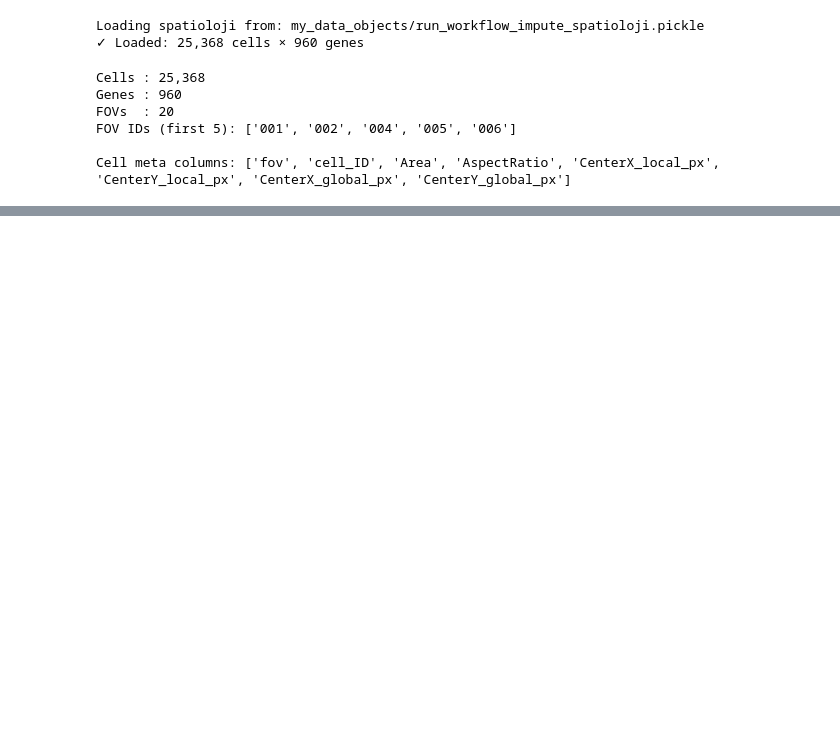
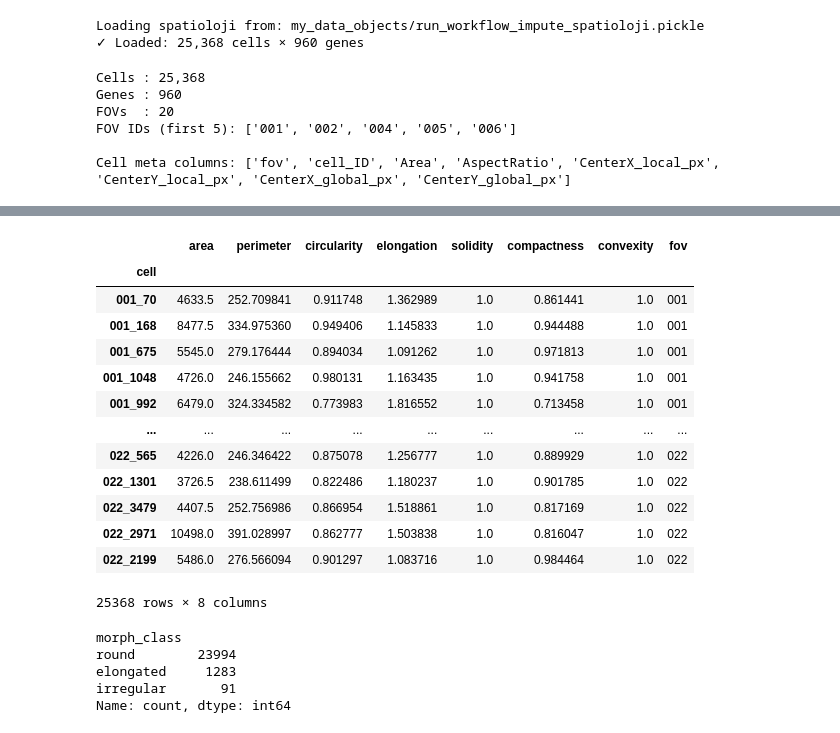
Before and after one commit to gynecoloji/spatioloji_s, a Jupyter notebook: example/spatial_analysis.ipynb, the cells around one changed output, grey strips where cells are left out. Drawn from its saved outputs; the diff is of its cells as text; code cells hidden in the pictures; blank space fills up the shorter version.

Commit message:
update tutorial ipynb and fix bugs in spatial module and subsetting-related functions in core.py in data module

```diff
--- a/example/spatial_analysis.ipynb
+++ b/example/spatial_analysis.ipynb
@@ -79,0 +50,12 @@ Initializing spatioloji
+# %%
+# ── Subset a single FOV ──────────────────────────────────────────────────────
+fov_id = sp.fov_index[0]               # pick first FOV as example
+sp_fov = sp.subset_by_fovs([fov_id])
+
+print(f"\nFOV {fov_id}: {sp_fov.n_cells} cells")
+
+# ── Helper: iterate all FOVs ─────────────────────────────────────────────────
+def iter_fovs(sp):
+    """Yield (fov_id, sp_fov) for each FOV."""
+    for fov_id in sp.fov_index:
+        yield fov_id, sp.subset_by_fovs([fov_id])
@@ -82,17 +81,0 @@ Initializing spatioloji
-# %%
-poly_graphs = {}
-
-for fov_id in sp.fov_index:
-    if sp.polygons is None:
-        print("No polygon data available — skipping polygon graphs")
-        break
-
-    sp_fov = sp.subset_by_fovs([fov_id])
-
-    if sp_fov.n_cells < 10:
-        continue
-
-    graph = sj.spatial.polygon.build_contact_graph(sp_fov)
-    poly_graphs[fov_id] = (sp_fov, graph)
-
-print(f"\n✓ Built polygon contact graphs for {len(poly_graphs)} FOVs")
@@ -159,12 +81,0 @@ Approx cell diameter:
-# %%
-# --- Quick graph stats summary ---
-summary = []
-for fov_id, (sp_fov, g) in poly_graphs.items():
-    summary.append({
-        'fov': fov_id,
-        'n_cells': sp_fov.n_cells,
-        'n_edges': g.n_edges,
-        'mean_degree': round(g.mean_degree, 2),
-    })
-
-pd.DataFrame(summary).set_index('fov')
@@ -189,0 +200,25 @@ pd.DataFrame(summary).set_index('fov')
+# %%
+morph_df
+# %% [output]
+|  | area | perimeter | circularity | elongation | solidity | compactness | convexity | fov |
+| cell |  |  |  |  |  |  |  |  |
+| 001_70 | 4633.5 | 252.709841 | 0.911748 | 1.362989 | 1.0 | 0.861441 | 1.0 | 001 |
+| 001_168 | 8477.5 | 334.975360 | 0.949406 | 1.145833 | 1.0 | 0.944488 | 1.0 | 001 |
+| 001_675 | 5545.0 | 279.176444 | 0.894034 | 1.091262 | 1.0 | 0.971813 | 1.0 | 001 |
+| 001_1048 | 4726.0 | 246.155662 | 0.980131 | 1.163435 | 1.0 | 0.941758 | 1.0 | 001 |
+| 001_992 | 6479.0 | 324.334582 | 0.773983 | 1.816552 | 1.0 | 0.713458 | 1.0 | 001 |
+| ... | ... | ... | ... | ... | ... | ... | ... | ... |
+| 022_565 | 4226.0 | 246.346422 | 0.875078 | 1.256777 | 1.0 | 0.889929 | 1.0 | 022 |
+| 022_1301 | 3726.5 | 238.611499 | 0.822486 | 1.180237 | 1.0 | 0.901785 | 1.0 | 022 |
+| 022_3479 | 4407.5 | 252.756986 | 0.866954 | 1.518861 | 1.0 | 0.817169 | 1.0 | 022 |
+| 022_2971 | 10498.0 | 391.028997 | 0.862777 | 1.503838 | 1.0 | 0.816047 | 1.0 | 022 |
+| 022_2199 | 5486.0 | 276.566094 | 0.901297 | 1.083716 | 1.0 | 0.984464 | 1.0 | 022 |
+25368 rows × 8 columns
+# %%
+morph_class_df.morph_class.value_counts()
+# %% [output]
+morph_class
+round        23994
+elongated     1283
+irregular       91
+Name: count, dtype: int64
```
Also changed, not shown: parts of 27 cells of this notebook, 12 other files.
